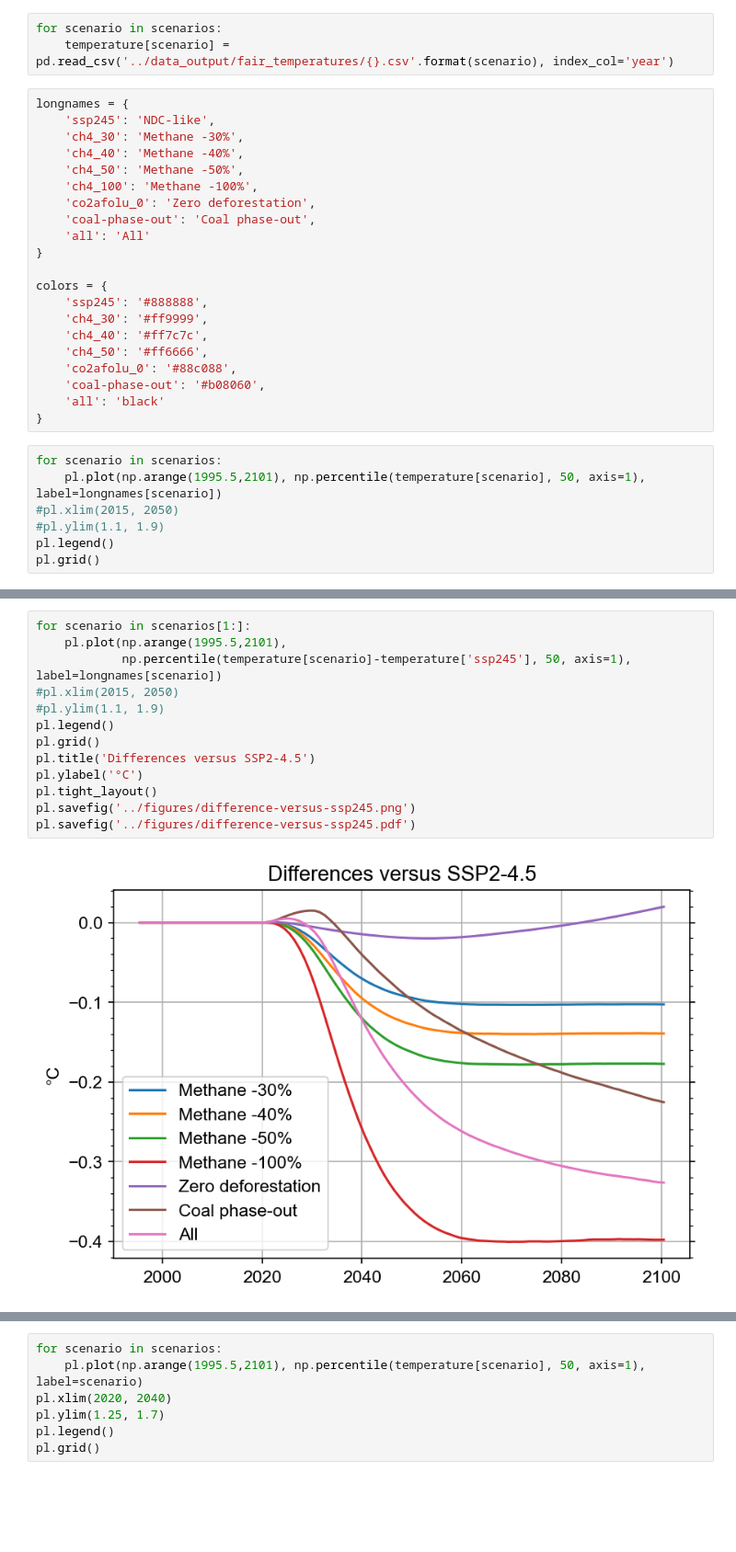
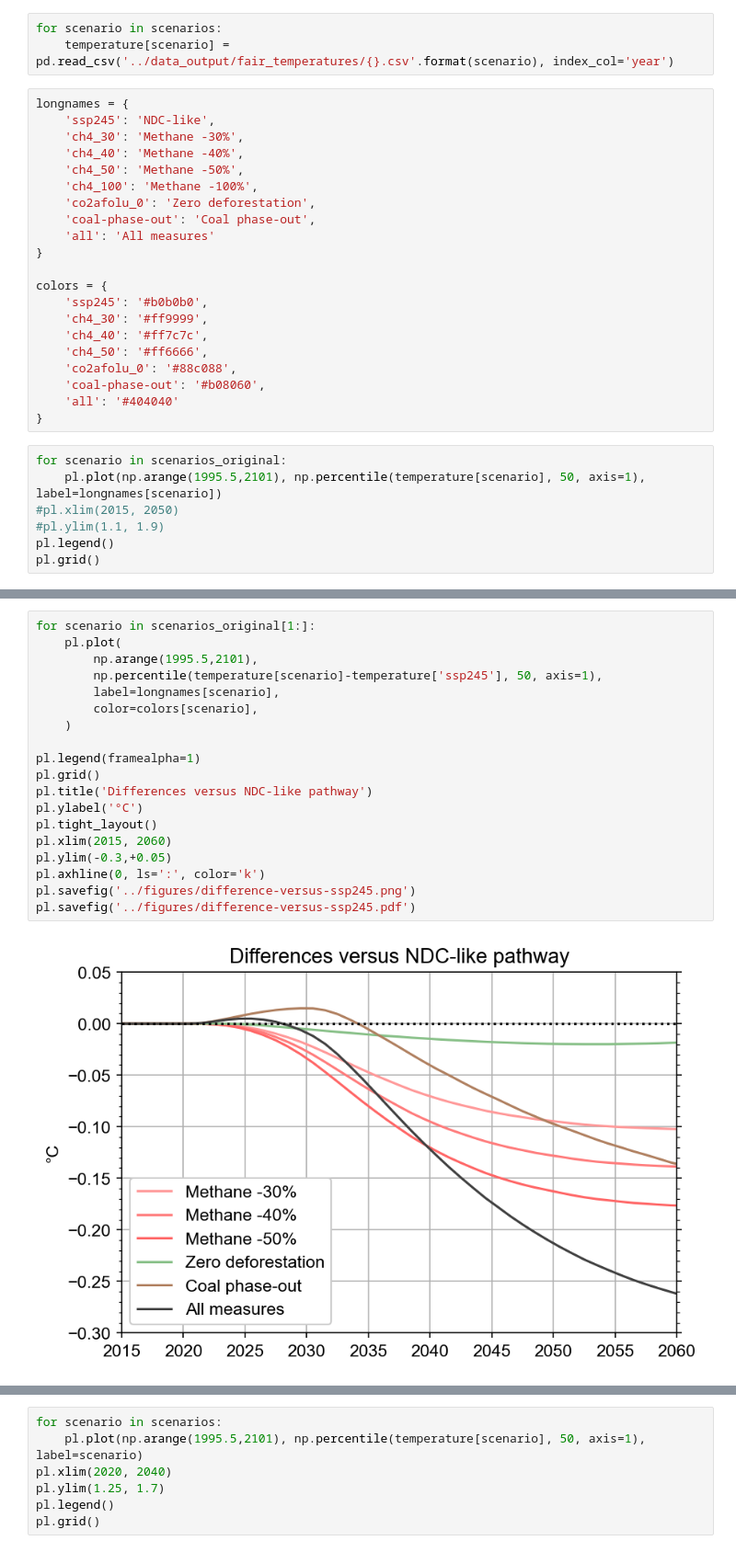
Before and after one commit to chrisroadmap/cop26-pathways, a Jupyter notebook: notebooks/4_analyse-output.ipynb, the cells around one changed output, grey strips where cells are left out. Shown at 92% size. Cells and saved outputs as stored; diff of their text form; blank space fills up the shorter version.

```diff
--- a/notebooks/4_analyse-output.ipynb
+++ b/notebooks/4_analyse-output.ipynb
@@ -35,20 +36,20 @@ longnames = {
     'ch4_100': 'Methane -100%',
     'co2afolu_0': 'Zero deforestation',
     'coal-phase-out': 'Coal phase-out',
-    'all': 'All'
+    'all': 'All measures'
 }
 
 colors = {
-    'ssp245': '#888888',
+    'ssp245': '#b0b0b0',
     'ch4_30': '#ff9999',
     'ch4_40': '#ff7c7c',
     'ch4_50': '#ff6666',
     'co2afolu_0': '#88c088',
     'coal-phase-out': '#b08060',
-    'all': 'black'
+    'all': '#404040'
 }
 # %%
-for scenario in scenarios:
+for scenario in scenarios_original:
     pl.plot(np.arange(1995.5,2101), np.percentile(temperature[scenario], 50, axis=1), label=longnames[scenario])
 #pl.xlim(2015, 2050)
 #pl.ylim(1.1, 1.9)
@@ -59,18 +60,24 @@ pl.grid()
 # %%
-for scenario in scenarios[1:]:
-    pl.plot(np.arange(1995.5,2101),
-            np.percentile(temperature[scenario]-temperature['ssp245'], 50, axis=1), label=longnames[scenario])
-#pl.xlim(2015, 2050)
-#pl.ylim(1.1, 1.9)
-pl.legend()
+for scenario in scenarios_original[1:]:
+    pl.plot(
+        np.arange(1995.5,2101),
+        np.percentile(temperature[scenario]-temperature['ssp245'], 50, axis=1),
+        label=longnames[scenario],
+        color=colors[scenario],
+    )
+
+pl.legend(framealpha=1)
 pl.grid()
-pl.title('Differences versus SSP2-4.5')
+pl.title('Differences versus NDC-like pathway')
 pl.ylabel('°C')
 pl.tight_layout()
+pl.xlim(2015, 2060)
+pl.ylim(-0.3,+0.05)
+pl.axhline(0, ls=':', color='k')
 pl.savefig('../figures/difference-versus-ssp245.png')
 pl.savefig('../figures/difference-versus-ssp245.pdf')
 # %% [output]
-[figure, old version]
+[figure, new version]
 # %%
 for scenario in scenarios:
     pl.plot(np.arange(1995.5,2101), np.percentile(temperature[scenario], 50, axis=1), label=longnames[scenario])
```
Also changed, not shown: parts of 5 cells of this notebook, 33 other files.
